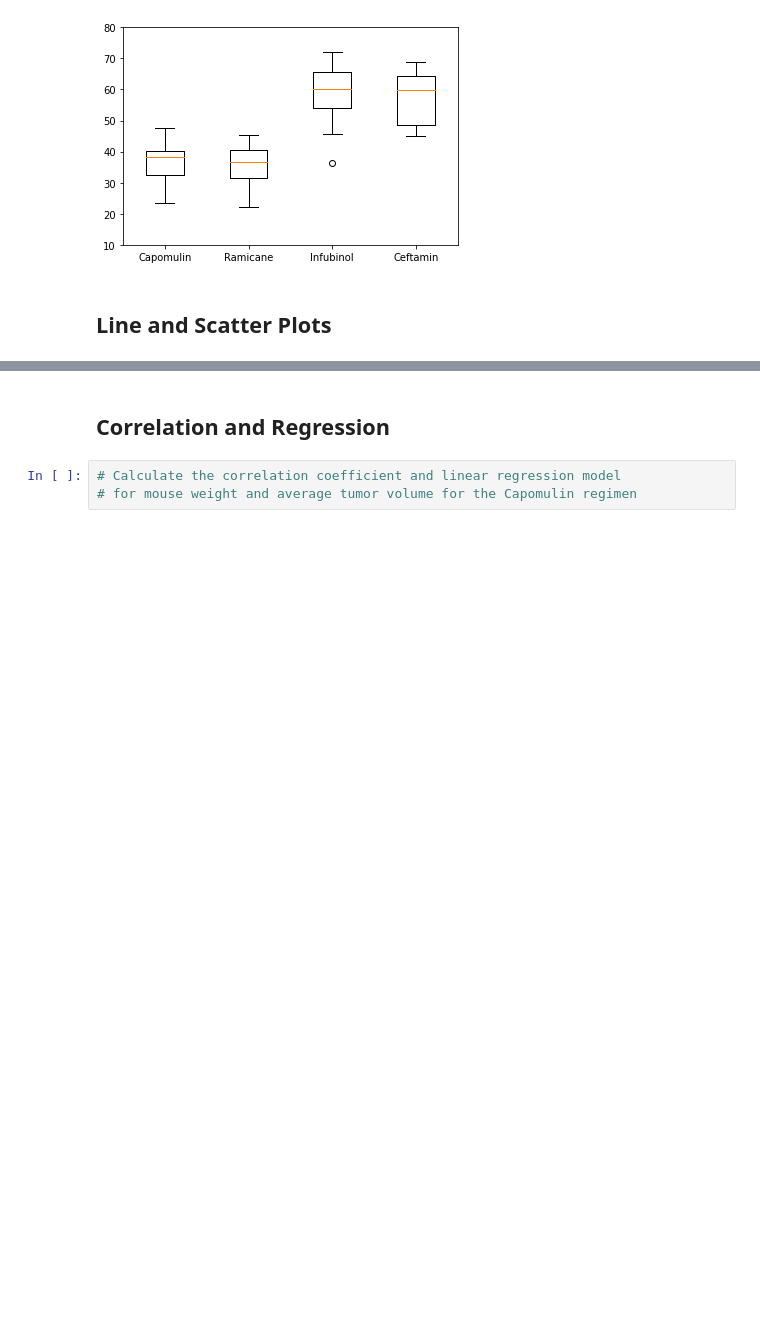
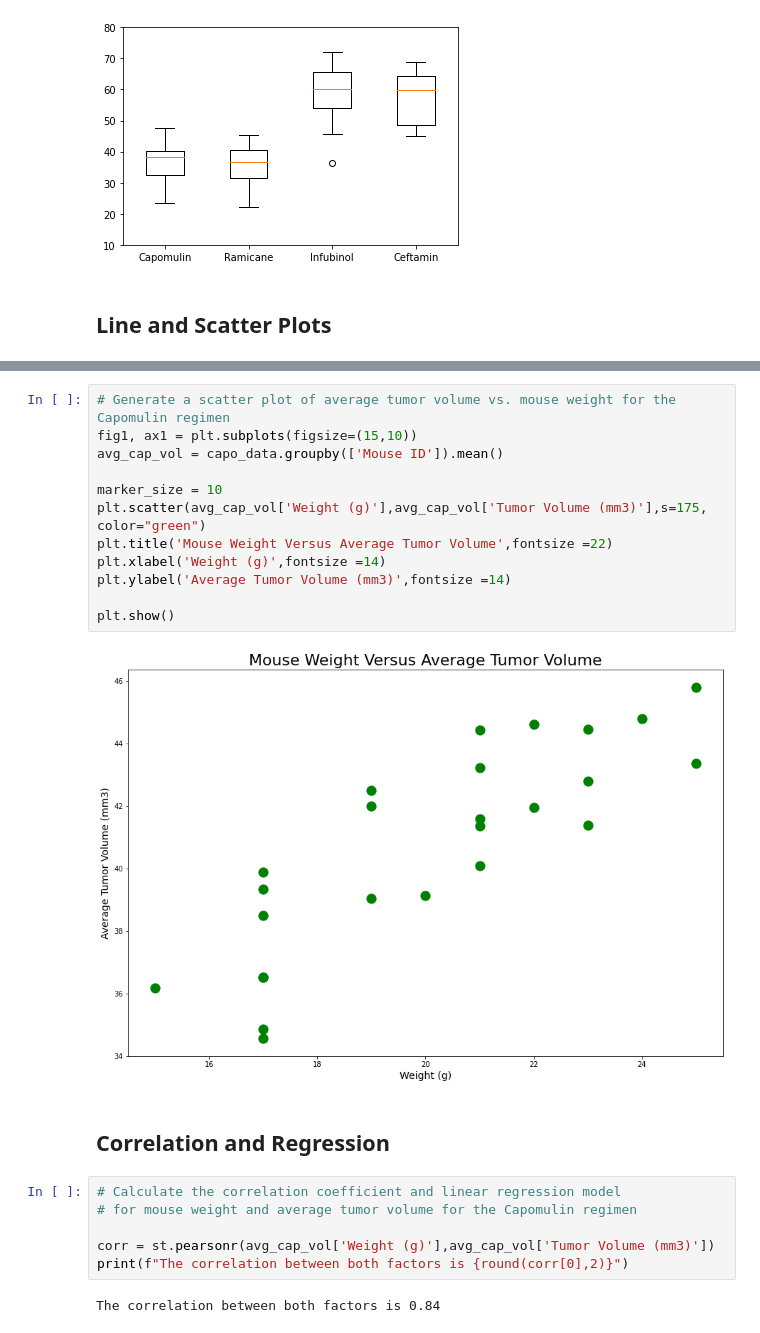
Before and after one commit to jpraasch/Matplotlib, a Jupyter notebook: Pymaceuticals/pymaceuticals_starter.ipynb, the cells around one changed output, grey strips where cells are left out. Saved outputs shown, nothing was run; the diff lists cells and outputs as text; blank space fills up the shorter version.

```diff
--- a/Pymaceuticals/pymaceuticals_starter.ipynb
+++ b/Pymaceuticals/pymaceuticals_starter.ipynb
@@ -373,5 +403,24 @@ plt.show()
+# %%
+# Generate a scatter plot of average tumor volume vs. mouse weight for the Capomulin regimen
+fig1, ax1 = plt.subplots(figsize=(15,10))
+avg_cap_vol = capo_data.groupby(['Mouse ID']).mean()
+
+marker_size = 10
+plt.scatter(avg_cap_vol['Weight (g)'],avg_cap_vol['Tumor Volume (mm3)'],s=175, color="green")
+plt.title('Mouse Weight Versus Average Tumor Volume',fontsize =22)
+plt.xlabel('Weight (g)',fontsize =14)
+plt.ylabel('Average Tumor Volume (mm3)',fontsize =14)
+
+plt.show()
+# %% [output]
+[figure, added]
 # %% [markdown]
 ## Correlation and Regression
 # %%
 # Calculate the correlation coefficient and linear regression model
 # for mouse weight and average tumor volume for the Capomulin regimen
+
+corr = st.pearsonr(avg_cap_vol['Weight (g)'],avg_cap_vol['Tumor Volume (mm3)'])
+print(f"The correlation between both factors is {round(corr[0],2)}")
+# %% [output]
+The correlation between both factors is 0.84
```
Also changed, not shown: parts of 6 cells of this notebook.
